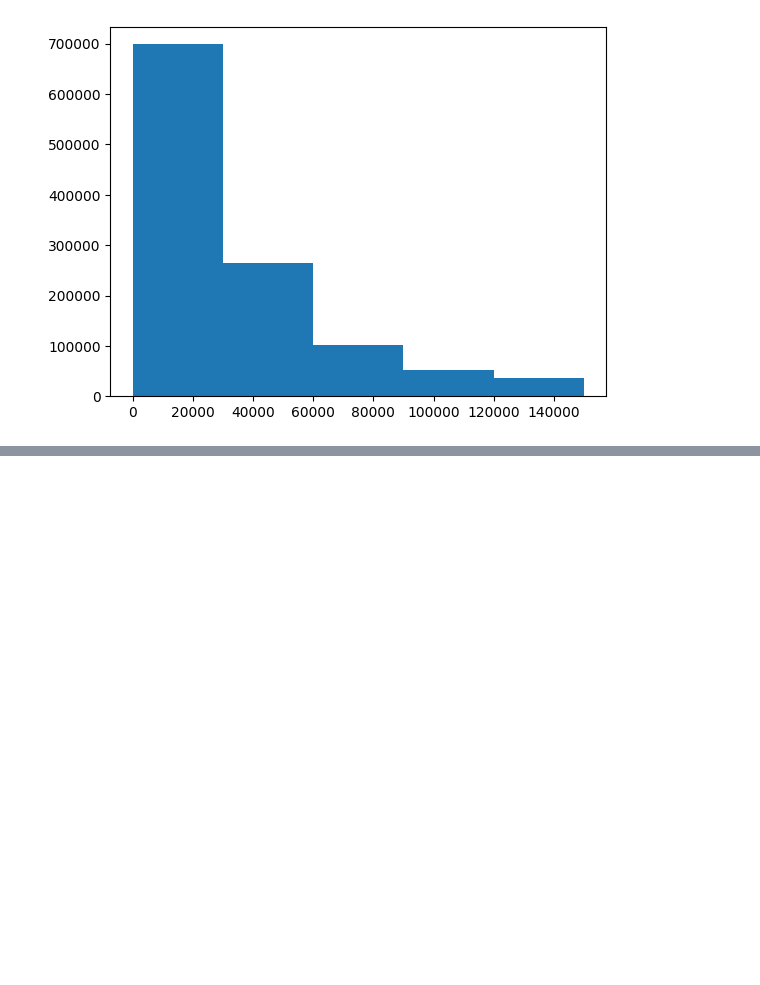
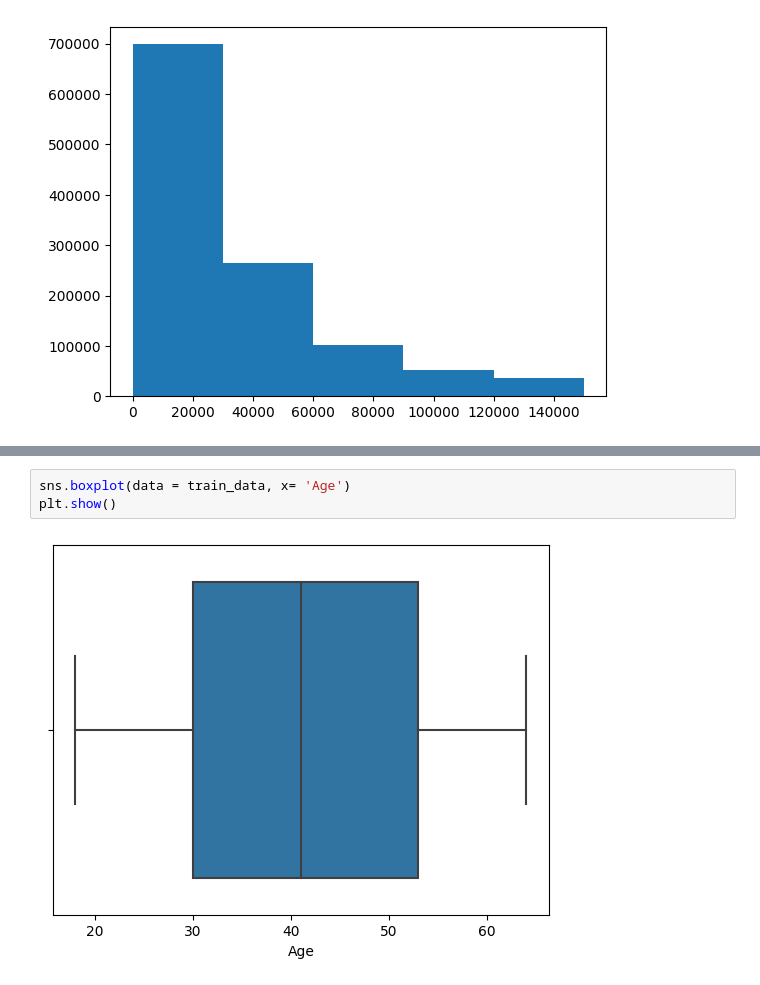
Before and after one commit to madhumitha98/AI_Projects, a Jupyter notebook: insurance-premiums.ipynb, the cells around one changed output, grey strips where cells are left out. Drawn from its saved outputs; the diff is of its cells as text; blank space fills up the shorter version.

```diff
--- a/insurance-premiums.ipynb
+++ b/insurance-premiums.ipynb
@@ -91,0 +108,5 @@ plt.show()
+# %%
+sns.boxplot(data = train_data, x= 'Age')
+plt.show()
+# %% [output]
+[figure, added]
```
Also changed, not shown: parts of 20 cells of this notebook.
